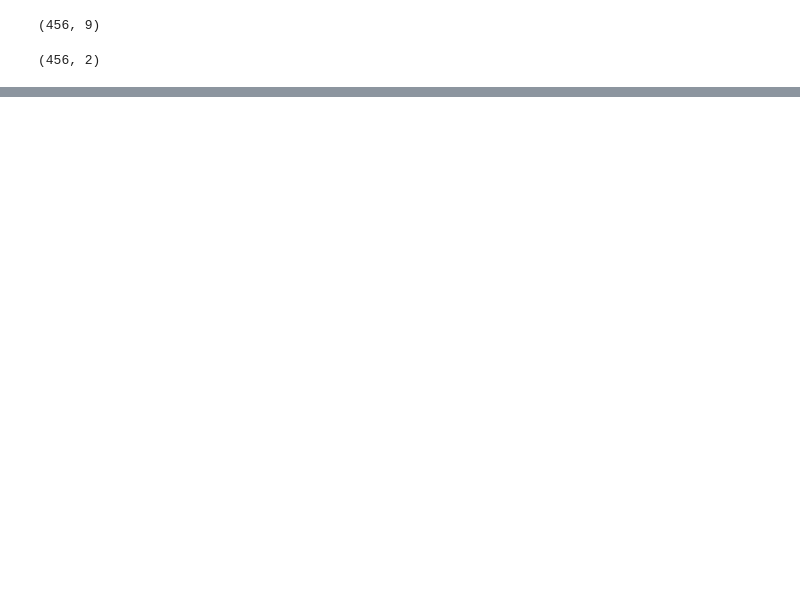
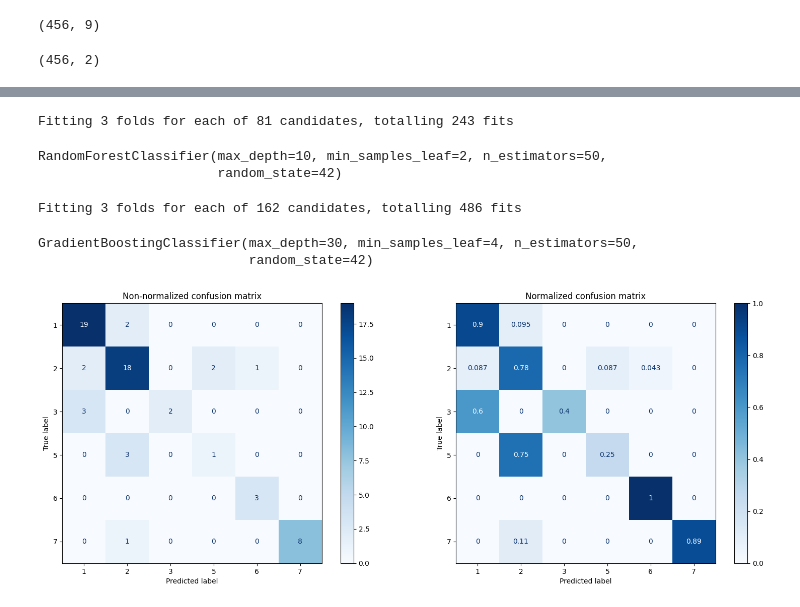
Before and after one commit to gabalvarezmc/MachineLearning_T4, a Jupyter notebook: Trabajo_Final_ML.ipynb, the cells around one changed output, grey strips where cells are left out. Cells and saved outputs as stored; diff of their text form; code cells hidden in the pictures; blank space fills up the shorter version.

```diff
--- a/Trabajo_Final_ML.ipynb
+++ b/Trabajo_Final_ML.ipynb
@@ -169,2 +196,17 @@ from sklearn.model_selection import train_test_split
+# %%
+def custom_confusion_matrix(y_test, y_pred, display_labels):
+  cm = confusion_matrix(y_test, y_pred)
+  cm_norm = confusion_matrix(y_test, y_pred, normalize = 'true')
+
+  fig, ax = plt.subplots(1, 2, figsize=(16, 6))
+  disp = ConfusionMatrixDisplay(confusion_matrix=cm, display_labels=display_labels)
+  disp.plot(cmap=plt.cm.Blues, ax = ax[0])
+
+  disp = ConfusionMatrixDisplay(confusion_matrix=cm_norm, display_labels=display_labels)
+  disp.plot(cmap=plt.cm.Blues, ax = ax[1])
+
+  ax[0].set_title("Non-normalized confusion matrix")
+  ax[1].set_title("Normalized confusion matrix")
+  plt.tight_layout()
 # %%
-X_train, X_test, y_train, y_test = train_test_split( X, y, test_size=0.2, random_state=17)
+X_train, X_test, y_train, y_test = train_test_split(X, y, test_size=0.3, random_state=42, stratify=y)
@@ -181,0 +215,53 @@ from sklearn.ensemble import AdaBoostClassifier
+# %%
+clf_rf = RandomForestClassifier(random_state=42, bootstrap=True)
+
+# Definir los parámetros para GridSearchCV
+param_grid = {
+    'n_estimators': [50, 100, 200],
+    'max_depth': [10, 30, 50],
+    'min_samples_split': [2, 5, 10],
+    'min_samples_leaf': [1, 2, 4]
+}
+
+# Tune de hiper-parámetros
+model_random_forest = GridSearchCV(estimator=clf_rf, param_grid=param_grid,
+                           scoring='neg_log_loss', cv=3, verbose=2, n_jobs=-1)
+
+model_random_forest.fit(X_train, y_train)
+preds_random_forest = model_random_forest.predict(X_test)
+# %% [output]
+Fitting 3 folds for each of 81 candidates, totalling 243 fits
+# %%
+model_random_forest.best_estimator_
+# %% [output]
+RandomForestClassifier(max_depth=10, min_samples_leaf=2, n_estimators=50,
+                       random_state=42)
+# %%
+clf_gb = GradientBoostingClassifier(random_state=42)
+
+# Definir los parámetros para GridSearchCV
+param_grid = {
+    'n_estimators': [50, 100, 200],
+    'max_depth': [10, 30, 50],
+    'min_samples_split': [2, 5, 10],
+    'min_samples_leaf': [1, 2, 4],
+    'learning_rate': [1, 0.1]
+}
+
+# Tune de hiper-parámetros
+model_gradient_boosting = GridSearchCV(estimator=clf_gb, param_grid=param_grid,
+                           scoring='neg_log_loss', cv=3, verbose=2, n_jobs=-1)
+
+model_gradient_boosting.fit(X_train, y_train)
+preds_gradient_boosting = model_gradient_boosting.predict(X_test)
+# %% [output]
+Fitting 3 folds for each of 162 candidates, totalling 486 fits
+# %%
+model_gradient_boosting.best_estimator_
+# %% [output]
+GradientBoostingClassifier(max_depth=30, min_samples_leaf=4, n_estimators=50,
+                           random_state=42)
+# %%
+custom_confusion_matrix(y_test, preds_random_forest, ["1", "2", "3", "5", "6", "7"])
+# %% [output]
+[figure, added]
```
Also changed, not shown: parts of 25 cells of this notebook.
